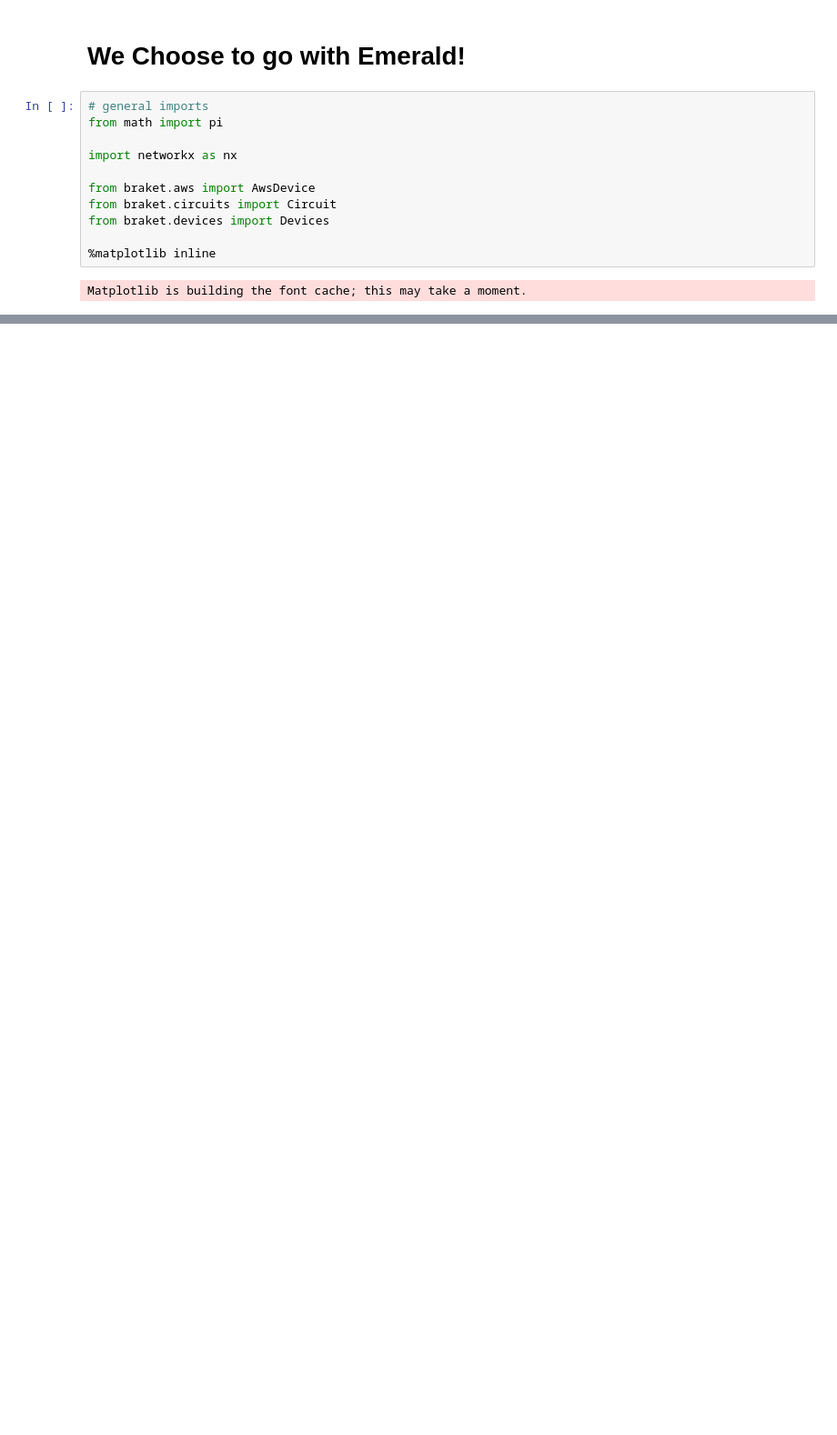
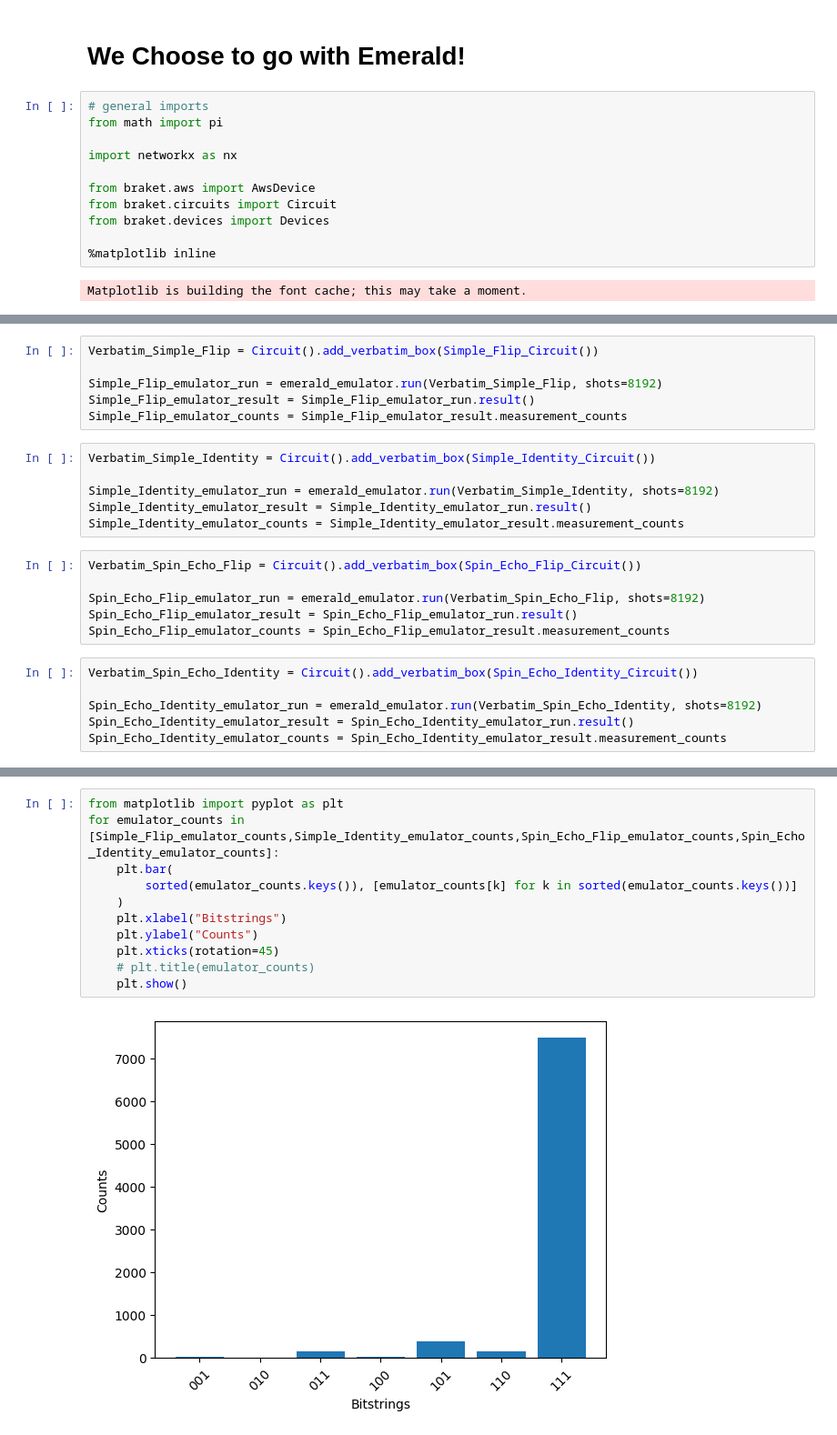
Before and after one commit to judemetcalf111/measurement-test, a Jupyter notebook: Circuit_Defs.ipynb, the cells around one changed output, grey strips where cells are left out. Shown at 91% size. Cells and saved outputs as stored; diff of their text form; blank space fills up the shorter version.

Commit message:
3 Qubit sample measurements added

```diff
--- a/Circuit_Defs.ipynb
+++ b/Circuit_Defs.ipynb
@@ -57,0 +85,24 @@ T  : │       0        │         1         │       2        │         3
+# %%
+Verbatim_Simple_Flip = Circuit().add_verbatim_box(Simple_Flip_Circuit())
+
+Simple_Flip_emulator_run = emerald_emulator.run(Verbatim_Simple_Flip, shots=8192)
+Simple_Flip_emulator_result = Simple_Flip_emulator_run.result()
+Simple_Flip_emulator_counts = Simple_Flip_emulator_result.measurement_counts
+# %%
+Verbatim_Simple_Identity = Circuit().add_verbatim_box(Simple_Identity_Circuit())
+
+Simple_Identity_emulator_run = emerald_emulator.run(Verbatim_Simple_Identity, shots=8192)
+Simple_Identity_emulator_result = Simple_Identity_emulator_run.result()
+Simple_Identity_emulator_counts = Simple_Identity_emulator_result.measurement_counts
+# %%
+Verbatim_Spin_Echo_Flip = Circuit().add_verbatim_box(Spin_Echo_Flip_Circuit())
+
+Spin_Echo_Flip_emulator_run = emerald_emulator.run(Verbatim_Spin_Echo_Flip, shots=8192)
+Spin_Echo_Flip_emulator_result = Spin_Echo_Flip_emulator_run.result()
+Spin_Echo_Flip_emulator_counts = Spin_Echo_Flip_emulator_result.measurement_counts
+# %%
+Verbatim_Spin_Echo_Identity = Circuit().add_verbatim_box(Spin_Echo_Identity_Circuit())
+
+Spin_Echo_Identity_emulator_run = emerald_emulator.run(Verbatim_Spin_Echo_Identity, shots=8192)
+Spin_Echo_Identity_emulator_result = Spin_Echo_Identity_emulator_run.result()
+Spin_Echo_Identity_emulator_counts = Spin_Echo_Identity_emulator_result.measurement_counts
@@ -57,0 +134,13 @@ T  : │       0        │         1         │       2        │         3
+# %%
+from matplotlib import pyplot as plt
+for emulator_counts in [Simple_Flip_emulator_counts,Simple_Identity_emulator_counts,Spin_Echo_Flip_emulator_counts,Spin_Echo_Identity_emulator_counts]:
+    plt.bar(
+        sorted(emulator_counts.keys()), [emulator_counts[k] for k in sorted(emulator_counts.keys())]
+    )
+    plt.xlabel("Bitstrings")
+    plt.ylabel("Counts")
+    plt.xticks(rotation=45)
+    # plt.title(emulator_counts)
+    plt.show()
+# %% [output]
+[figure, added]
```
Also changed, not shown: parts of 12 cells of this notebook, 4 other files.
